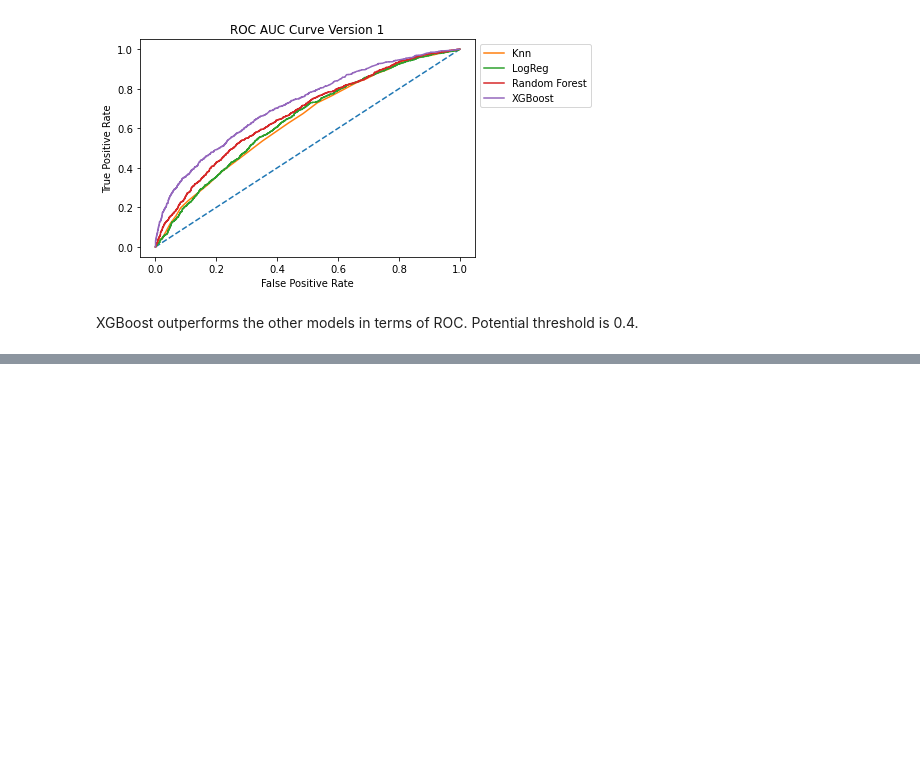
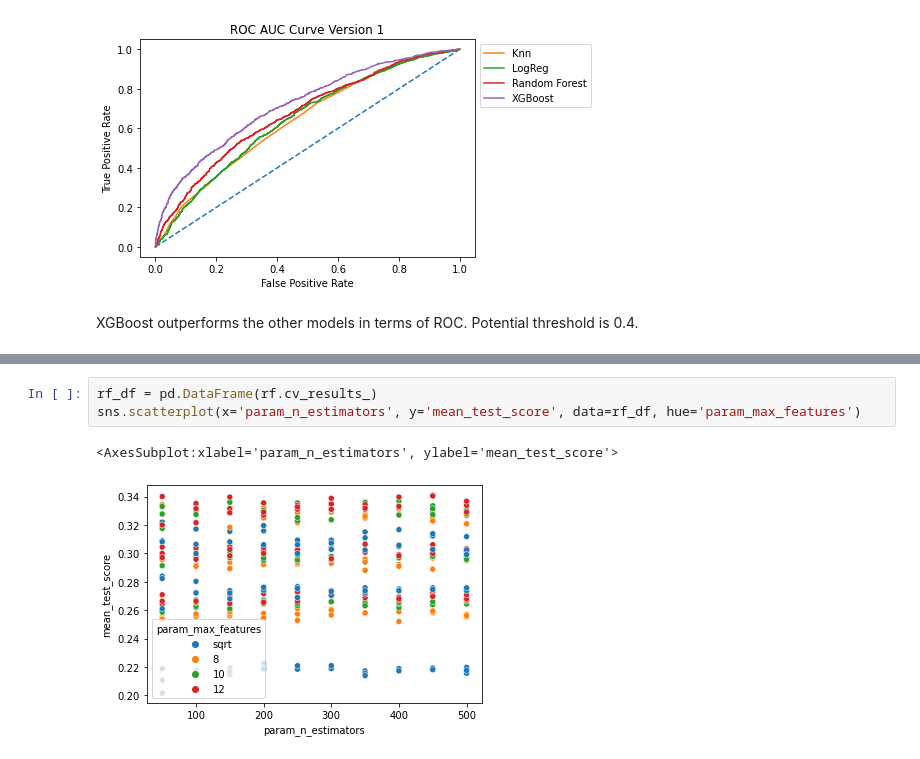
Before and after one commit to aauyeung19/Metis-Project-3, a Jupyter notebook: lib/model_eval.ipynb, the cells around one changed output, grey strips where cells are left out. Saved outputs shown, nothing was run; the diff lists cells and outputs as text; blank space fills up the shorter version.

```diff
--- a/lib/model_eval.ipynb
+++ b/lib/model_eval.ipynb
@@ -105,0 +132,6 @@ Potential threshold is 0.4.
+# %%
+rf_df = pd.DataFrame(rf.cv_results_)
+sns.scatterplot(x='param_n_estimators', y='mean_test_score', data=rf_df, hue='param_max_features')
+# %% [output]
+<AxesSubplot:xlabel='param_n_estimators', ylabel='mean_test_score'>
+[figure, added]
```
Also changed, not shown: parts of 6 cells of this notebook, 3 other files.
